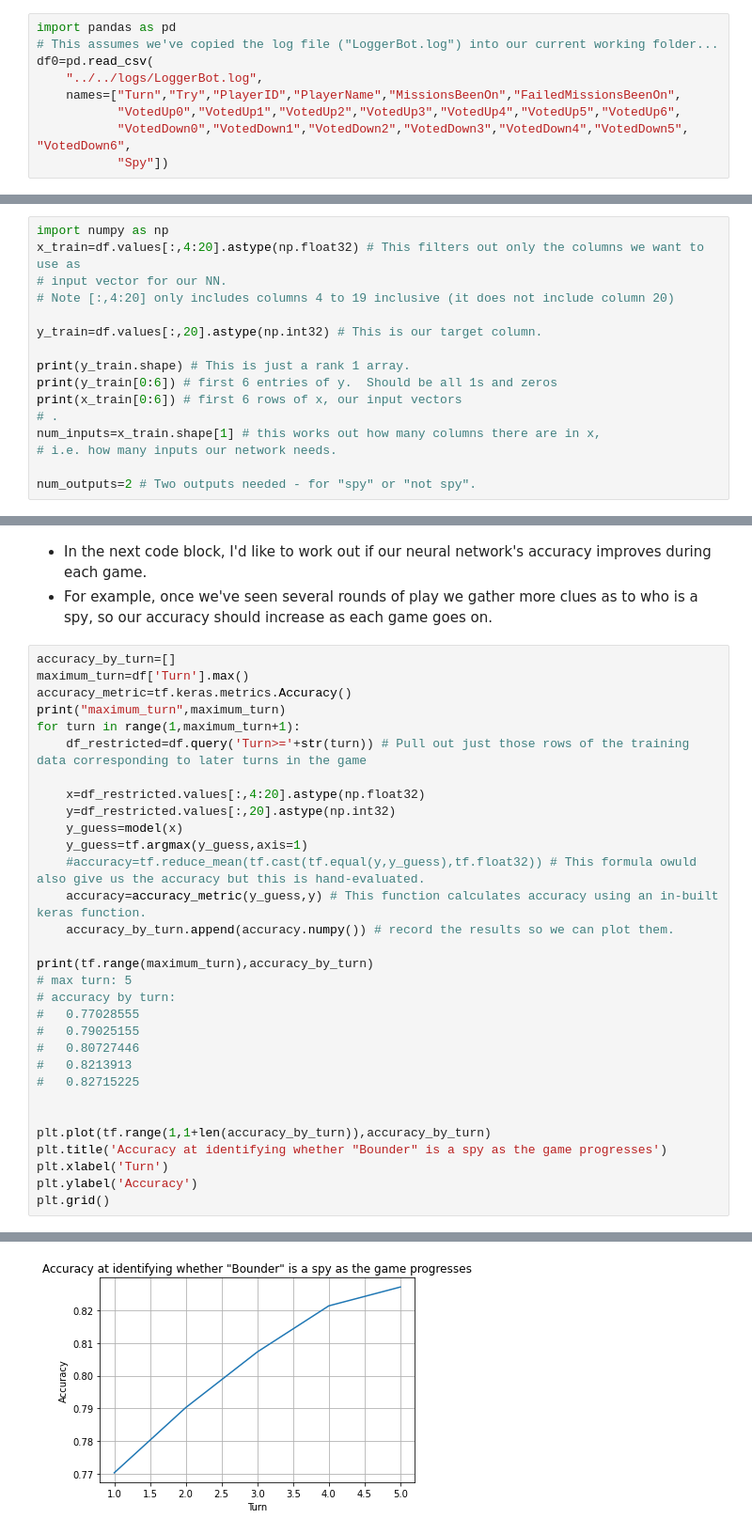
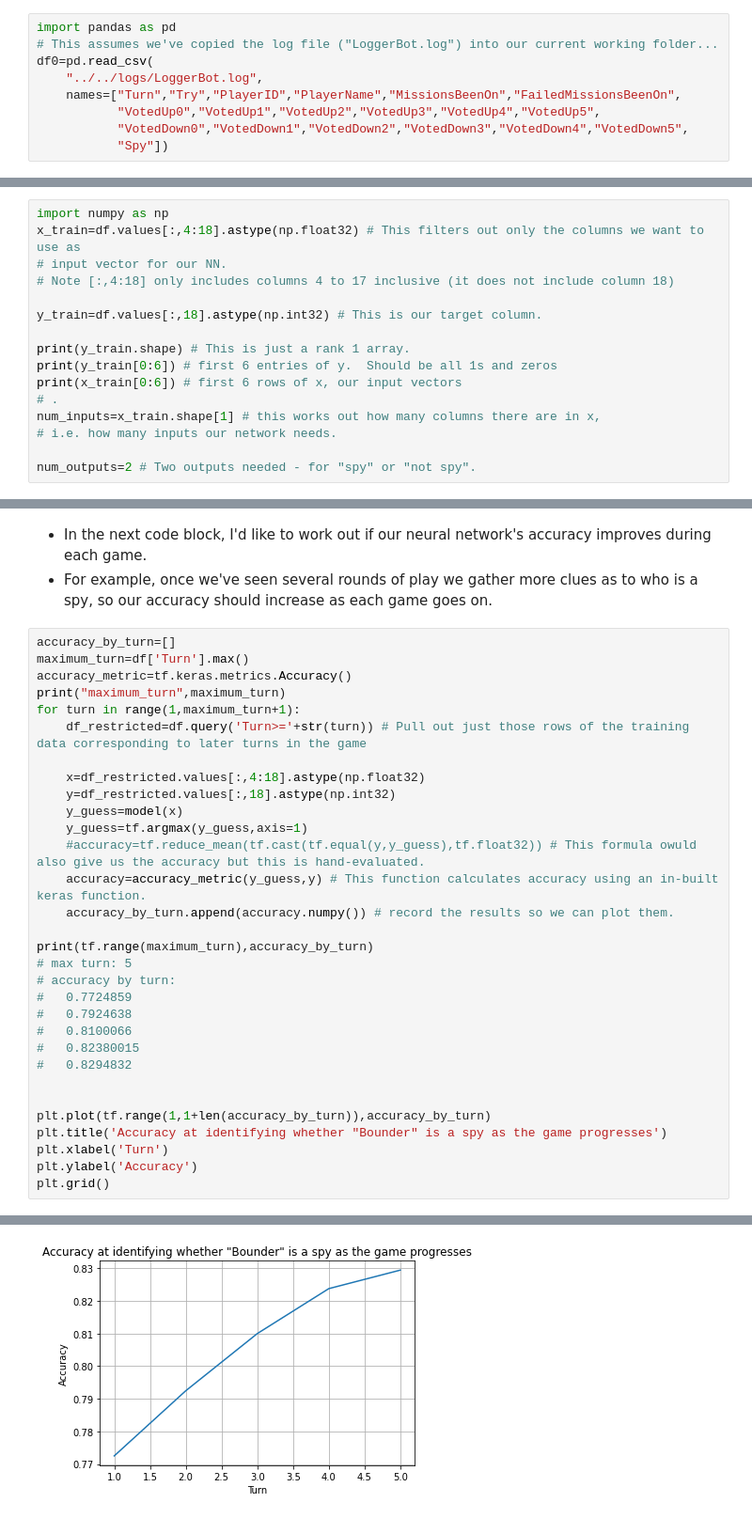
Before and after one commit to 11BelowStudio/ce811, a Jupyter notebook: resistance_framework/bots/lab3/classifer_loggerbot.ipynb, the cells around one changed output, grey strips where cells are left out. Shown at 94% size. Saved outputs shown, nothing was run; the diff lists cells and outputs as text.

```diff
--- a/resistance_framework/bots/lab3/classifer_loggerbot.ipynb
+++ b/resistance_framework/bots/lab3/classifer_loggerbot.ipynb
@@ -8,8 +8,8 @@ import pandas as pd
 df0=pd.read_csv(
     "../../logs/LoggerBot.log",
     names=["Turn","Try","PlayerID","PlayerName","MissionsBeenOn","FailedMissionsBeenOn",
-           "VotedUp0","VotedUp1","VotedUp2","VotedUp3","VotedUp4","VotedUp5","VotedUp6",
-           "VotedDown0","VotedDown1","VotedDown2","VotedDown3","VotedDown4","VotedDown5", "VotedDown6",
+           "VotedUp0","VotedUp1","VotedUp2","VotedUp3","VotedUp4","VotedUp5",
+           "VotedDown0","VotedDown1","VotedDown2","VotedDown3","VotedDown4","VotedDown5",
            "Spy"])
 # %%
 # This next line just prints the first 5 rows of the loaded data, df0, which is a pandas dataframe object
@@ -81,10 +81,10 @@ max           0.0      1.000000
 # %%
 import numpy as np
-x_train=df.values[:,4:20].astype(np.float32) # This filters out only the columns we want to use as
+x_train=df.values[:,4:18].astype(np.float32) # This filters out only the columns we want to use as
 # input vector for our NN.
-# Note [:,4:20] only includes columns 4 to 19 inclusive (it does not include column 20)
+# Note [:,4:18] only includes columns 4 to 17 inclusive (it does not include column 18)
 
-y_train=df.values[:,20].astype(np.int32) # This is our target column.
+y_train=df.values[:,18].astype(np.int32) # This is our target column.
 
 print(y_train.shape) # This is just a rank 1 array.
 print(y_train[0:6]) # first 6 entries of y.  Should be all 1s and zeros
@@ -210,8 +243,8 @@ print("maximum_turn",maximum_turn)
 for turn in range(1,maximum_turn+1):
     df_restricted=df.query('Turn>='+str(turn)) # Pull out just those rows of the training data corresponding to later turns in the game
 
-    x=df_restricted.values[:,4:20].astype(np.float32)
-    y=df_restricted.values[:,20].astype(np.int32)
+    x=df_restricted.values[:,4:18].astype(np.float32)
+    y=df_restricted.values[:,18].astype(np.int32)
     y_guess=model(x)
     y_guess=tf.argmax(y_guess,axis=1)
     #accuracy=tf.reduce_mean(tf.cast(tf.equal(y,y_guess),tf.float32)) # This formula owuld also give us the accuracy but this is hand-evaluated.
@@ -221,11 +254,11 @@ for turn in range(1,maximum_turn+1):
 print(tf.range(maximum_turn),accuracy_by_turn)
 # max turn: 5
 # accuracy by turn:
-#   0.77028555
-#   0.79025155
-#   0.80727446
-#   0.8213913
-#   0.82715225
+#   0.7724859
+#   0.7924638
+#   0.8100066
+#   0.82380015
+#   0.8294832
 
 
 plt.plot(tf.range(1,1+len(accuracy_by_turn)),accuracy_by_turn)
@@ -239 +272 @@ tf.Tensor([0 1 2 3 4], shape=(5,), dtype=int64) [0.77028555, 0.79025155, 0.80727
-[figure, old version]
+[figure, new version]
```
Also changed, not shown: parts of 10 cells of this notebook, 8 other files.
